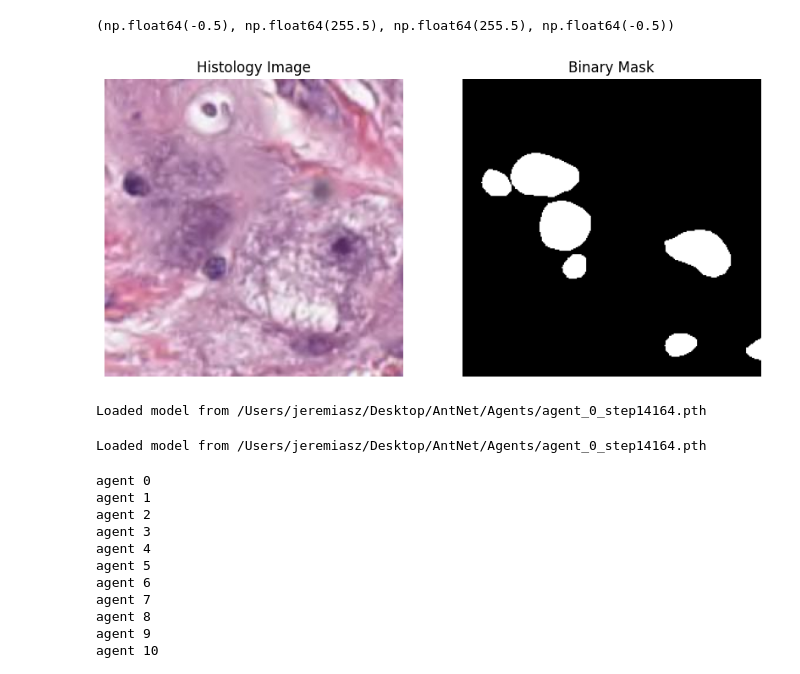
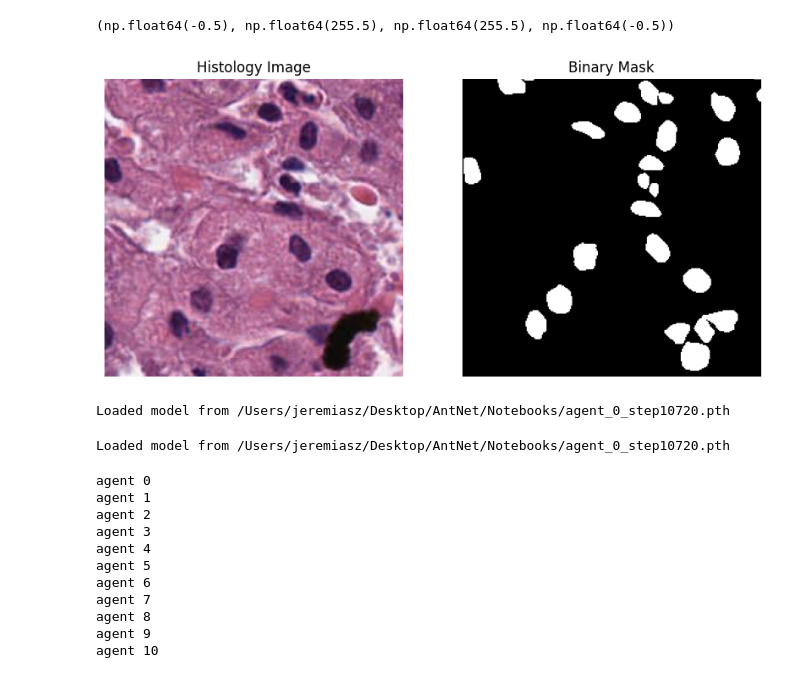
Before and after one commit to jeremayaa/AntNet, a Jupyter notebook: notebooks/05_evaluate_mode.ipynb, the cells around one changed output. Saved outputs shown, nothing was run; the diff lists cells and outputs as text; code cells hidden in the pictures.

```diff
--- a/notebooks/05_evaluate_mode.ipynb
+++ b/notebooks/05_evaluate_mode.ipynb
@@ -36,25 +36,25 @@ def pack_inputs(patch_np, memory, device):
 # %%
 # Cell 3 — Load a single image+mask pair
 # Adjust the index or filename as needed:
-img_path  = PROJECT_ROOT / 'data' / 'Fold1_jpg' / 'images' / '5.jpg'
-mask_path = PROJECT_ROOT / 'data' / 'Fold1_jpg' / 'masks'  / '5.jpg'
+img_path  = PROJECT_ROOT / 'data' / 'Fold1_jpg' / 'images' / '2245.jpg'
+mask_path = PROJECT_ROOT / 'data' / 'Fold1_jpg' / 'masks'  / '2245.jpg'
 
 img  = load_image(str(img_path))
 mask = load_mask(str(mask_path))
 vf   = compute_vector_field(mask)
 
 # Display to verify
 plt.figure(figsize=(10,5))
 plt.subplot(1,2,1)
 plt.title('Histology Image')
 plt.imshow(img); plt.axis('off')
 
 plt.subplot(1,2,2)
 plt.title('Binary Mask')
 plt.imshow(mask, cmap='gray'); plt.axis('off')
 # %% [output]
 (np.float64(-0.5), np.float64(255.5), np.float64(255.5), np.float64(-0.5))
-[figure, old version]
+[figure, new version]
 # %%
 # Cell 4 — Instantiate and load the trained model
 device = torch.device('cuda' if torch.cuda.is_available() else 'cpu')
@@ -69,12 +69,12 @@ model = AntModel(
 ).to(device)
 
 # Path to your saved checkpoint:
-ckpt = PROJECT_ROOT / 'Agents' / 'agent_0_step14164.pth'
+ckpt = PROJECT_ROOT / 'Notebooks' / 'agent_0_step10720.pth'
 model.load_state_dict(torch.load(ckpt, map_location=device))
 model.eval()
 print("Loaded model from", ckpt)
 # %% [output]
-Loaded model from /Users/jeremiasz/Desktop/AntNet/Agents/agent_0_step14164.pth
+Loaded model from /Users/jeremiasz/Desktop/AntNet/Notebooks/agent_0_step10720.pth
 # %%
 # Cell 4 — Instantiate and load the trained model
 device = torch.device('cuda' if torch.cuda.is_available() else 'cpu')
@@ -89,12 +89,11 @@ model = AntModel(
 ).to(device)
 
 # Path to your saved checkpoint:
-ckpt = PROJECT_ROOT / 'Agents' / 'agent_0_step14164.pth'
 model.load_state_dict(torch.load(ckpt, map_location=device))
 model.eval()
 print("Loaded model from", ckpt)
 # %% [output]
-Loaded model from /Users/jeremiasz/Desktop/AntNet/Agents/agent_0_step14164.pth
+Loaded model from /Users/jeremiasz/Desktop/AntNet/Notebooks/agent_0_step10720.pth
 # %%
 # Cell 5 — Run 50 greedy rollouts from random positions
 
```
Also changed, not shown: parts of 1 cell of this notebook, 36 other files.
